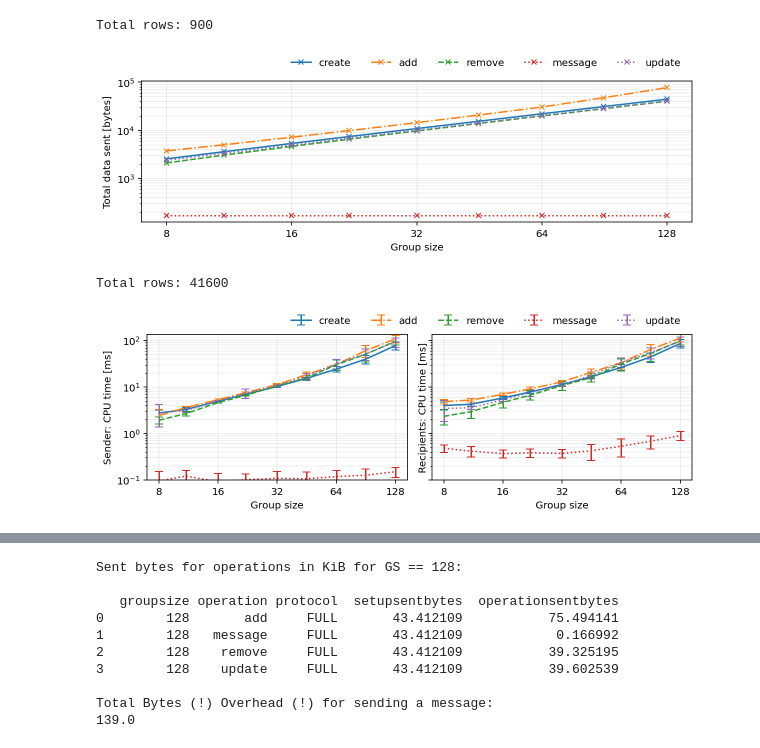
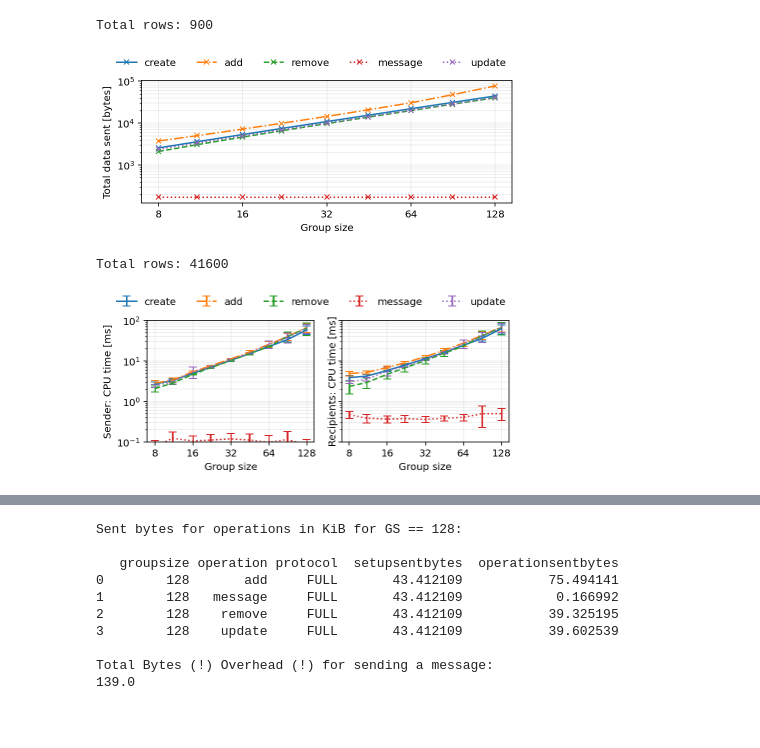
Before and after one commit to trvedata/key-agreement, a Jupyter notebook: evaluation/graphs.ipynb, the cells around one changed output, grey strips where cells are left out. Drawn from its saved outputs; the diff is of its cells as text; code cells hidden in the pictures; blank space fills up the shorter version.

```diff
--- a/evaluation/graphs.ipynb
+++ b/evaluation/graphs.ipynb
@@ -3,7 +3,7 @@ import matplotlib as mpl
 import matplotlib.pyplot as plt
 import pandas as pd
 %config InlineBackend.figure_format = 'retina'
-FIGSIZE = (8.5, 2.75)
+FIGSIZE = (6, 2.5)
 # %%
 traffic = pd.read_csv("traffic.csv")
 traffic["protocol"] = traffic["protocol"].astype("category")
@@ -74,7 +74,7 @@ plt.show()
 
 data = None
 # %% [output]
-[figure, old version]
+[figure, new version]
 # %%
 time = pd.read_csv("time.csv")
 time["protocol"] = time["protocol"].astype("category")
@@ -118,35 +118,35 @@ axes = fig.subplots(1, 2, sharey=True)
 ax_sender, ax_recipient = axes[0], axes[1]
 
 data_sender = time[(time.protocol=='FULL') & (time.clientrole=='SENDER')]
 data_recipient = time[(time.protocol=='FULL') & (time.clientrole=='RECIPIENT')]
 
 for data, ax in [(data_sender, ax_sender), (data_recipient, ax_recipient)]:
 
     time_for_setup(data, ax, "-")
     time_for_operation(data, ax, "add", "-.")
     time_for_operation(data, ax, "remove", "--")
     time_for_operation(data, ax, "message", ":")
     time_for_operation(data, ax, "update", ":")
 
     ax.set_xscale("log")
     format_xaxis(ax)
 
-    ax.set_ylim((0.1, None))
+    ax.set_ylim((0.1, 100))
     ax.set_yscale("log")
     ax.grid(which='both', alpha=0.25)
 
 #ax_sender.legend(facecolor='white', framealpha=0.5)
 handles, labels = ax_sender.get_legend_handles_labels()
 fig.legend(handles, labels, loc='upper right', ncol=5, bbox_to_anchor=(0.97, 1.06), frameon=False)
 
 ax_sender.set_ylabel("Sender: CPU time [ms]")
 ax_recipient.set_ylabel("Recipients: CPU time [ms]")
 
 plt.tight_layout()
 plt.savefig('graph_cputime_sender_recipient.pdf', bbox_inches='tight', pad_inches=0.075)
 plt.show()
 # %% [output]
-[figure, old version]
+[figure, new version]
 # %%
 time_facts = time[(time.groupsize==64) | (time.groupsize==128)].groupby(["groupsize", "operation", "protocol"], as_index=False)
 
```
Also changed, not shown: parts of 2 cells of this notebook, 6 other files.
